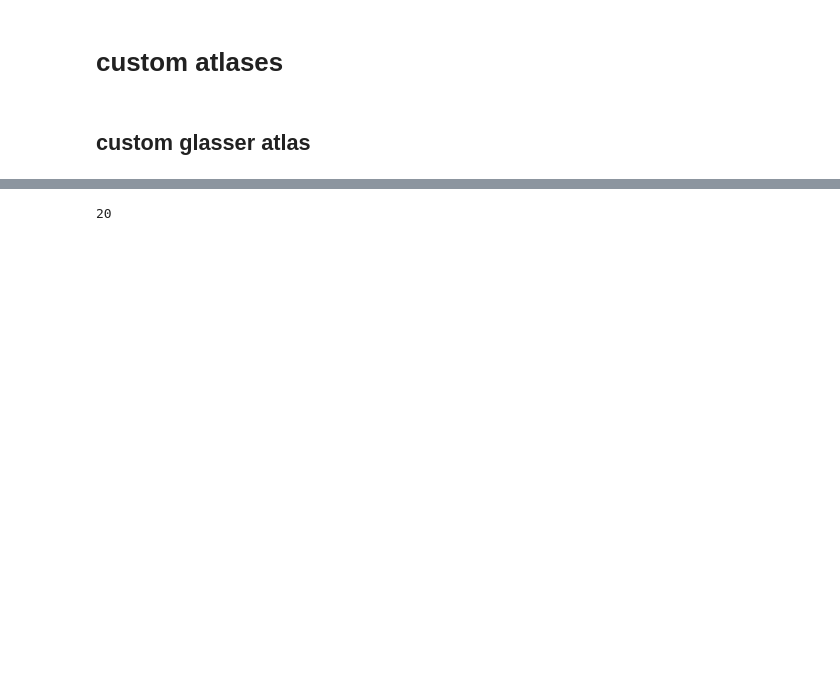
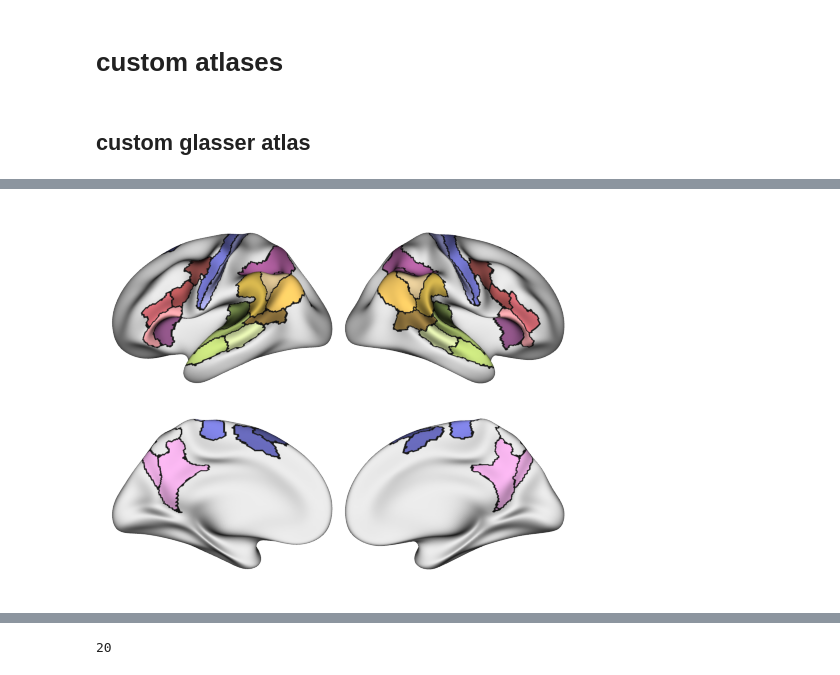
Before and after one commit to YeajuDianaKim394/EncodingModels, a Jupyter notebook: code/atlas.ipynb, the cells around one changed output, grey strips where cells are left out. Drawn from its saved outputs; the diff is of its cells as text; code cells hidden in the pictures; blank space fills up the shorter version.

```diff
--- a/code/atlas.ipynb
+++ b/code/atlas.ipynb
@@ -93,0 +213,13 @@ atlas_labels = set(atlas.labels)
+# %%
+# table: ROI, group, n_parcels, parcels
+records = []
+for name, parcels in glasser_rois.items():
+    records.append({
+        'group': name.split('_')[0],
+        'name': name.split('_')[1],
+        'n_parcels': len(parcels),
+        'glasser parcels': parcels
+    })
+df = pd.DataFrame(records)
+print(df.n_parcels.sum(), 'glasser parcels\t', len(df.group.unique()), 'groups')
+df
@@ -93,0 +245,22 @@ atlas_labels = set(atlas.labels)
+# %%
+label_img = np.zeros_like(atlas.label_img)
+group_img = np.zeros_like(atlas.label_img)
+
+uniq_nets = df.group.unique().tolist()
+uniq_nets = ['LH_' + net for net in uniq_nets] + ['RH_' + net for net in uniq_nets]
+net_lut = {net: i for i, net in enumerate(uniq_nets, 1)}
+
+labels = {0: "???"}
+for i, (k, v) in enumerate(rois.items(), 1):
+    assert all(lb in atlas_labels for lb in v)
+    mask = atlas.roimask(v)
+    count = mask.sum()
+    label_img[mask] = i
+    group_img[mask] = net_lut[k.rsplit('_', maxsplit=1)[0]] #.split("_")[1]]
+    labels[i] = k
+    print(i, k, count, v)
+    assert count
+
+custom_atlas = Atlas("custom_glasser", label_img, labels)
+custom_atlas.save()
+len(net_lut), len(custom_atlas)
@@ -93,0 +286,12 @@ atlas_labels = set(atlas.labels)
+# %%
+fig = plot.surface_plot(
+    label_img % 22,
+    vmin=0,
+    cmap="tab20b",
+    cbar=False,
+    # surf_lh_fn=None,
+    atlas=custom_atlas,
+    brightness=0.7,
+)  # , views='lateral', zoom=1.2)
+# %% [output]
+[figure, added]
```
Also changed, not shown: parts of 40 cells of this notebook, 17 other files.
